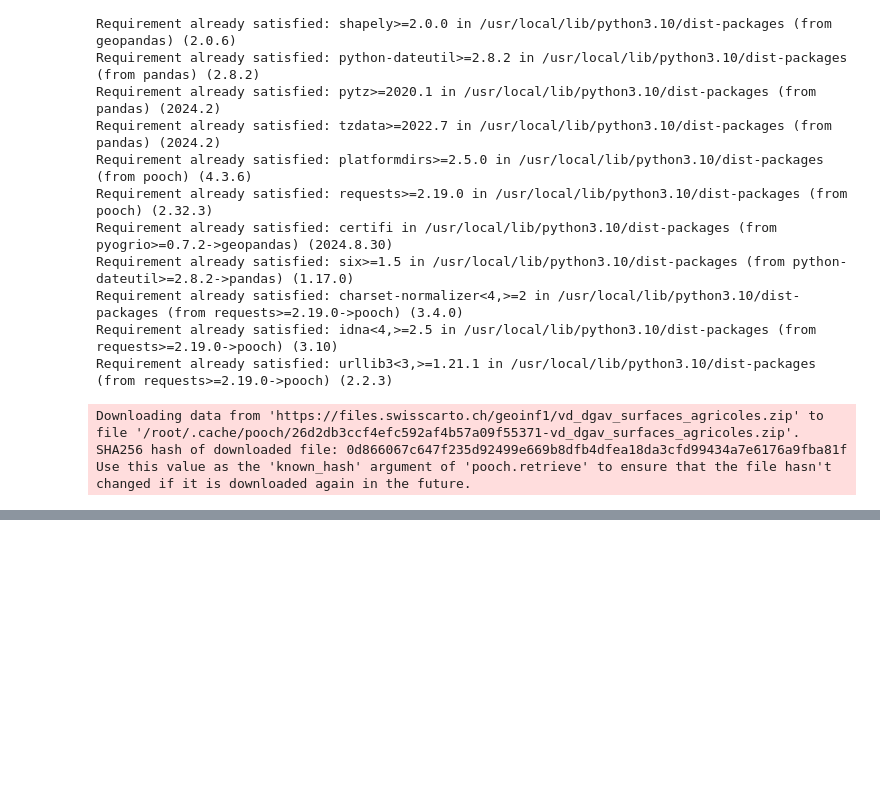
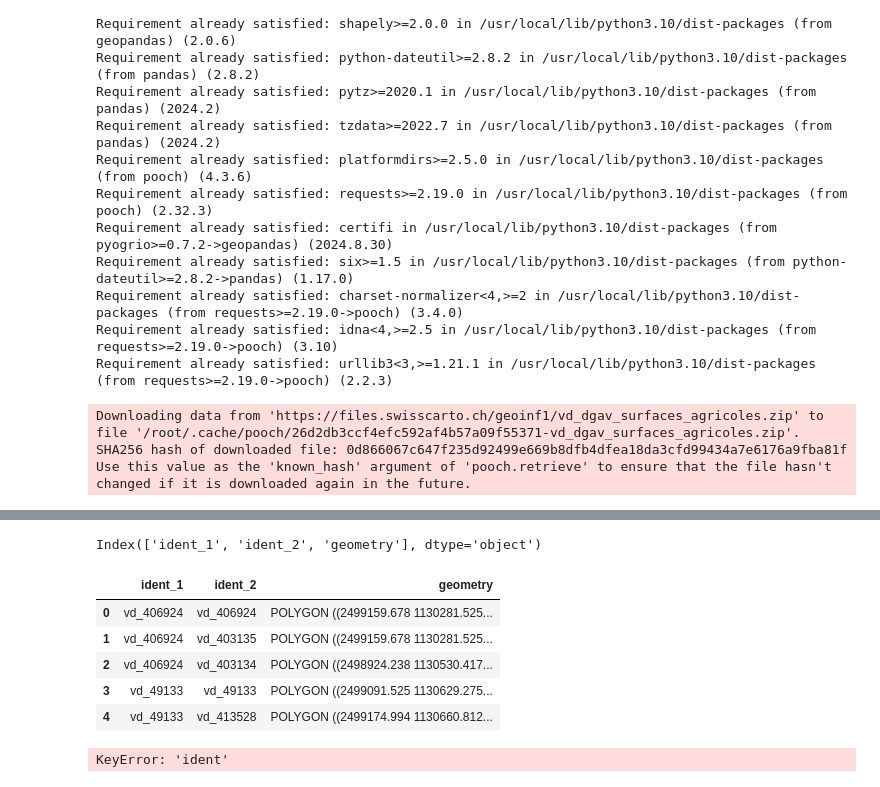
Before and after one commit to Tikuh5/2024_Geoinformatique_I, a Jupyter notebook: surface_agricole_utile.ipynb, the cells around one changed output, grey strips where cells are left out. Drawn from its saved outputs; the diff is of its cells as text; code cells hidden in the pictures; blank space fills up the shorter version.

```diff
--- a/surface_agricole_utile.ipynb
+++ b/surface_agricole_utile.ipynb
@@ -56,0 +70,18 @@ KeyboardInterrupt:
+# %%
+print(gdf_agriculture_intersected.columns)
+# %% [output]
+Index(['ident_1', 'ident_2', 'geometry'], dtype='object')
+# %%
+gdf_agriculture_intersected.head()
+# %% [output]
+|  | ident_1 | ident_2 | geometry |
+| 0 | vd_406924 | vd_406924 | POLYGON ((2499159.678 1130281.525... |
+| 1 | vd_406924 | vd_403135 | POLYGON ((2499159.678 1130281.525... |
+| 2 | vd_406924 | vd_403134 | POLYGON ((2498924.238 1130530.417... |
+| 3 | vd_49133 | vd_49133 | POLYGON ((2499091.525 1130629.275... |
+| 4 | vd_49133 | vd_413528 | POLYGON ((2499174.994 1130660.812... |
+# %%
+# Effectuer la jointure sur la colonne 'ident' pour ajouter toutes les informations du CSV
+sau_data = gdf_agriculture_intersected.merge(df_utilisation, left_on='ident', right_on= 'IDENT', how='left')
+# %% [output]
+KeyError: 'ident'
```
Also changed, not shown: parts of 7 cells of this notebook.
